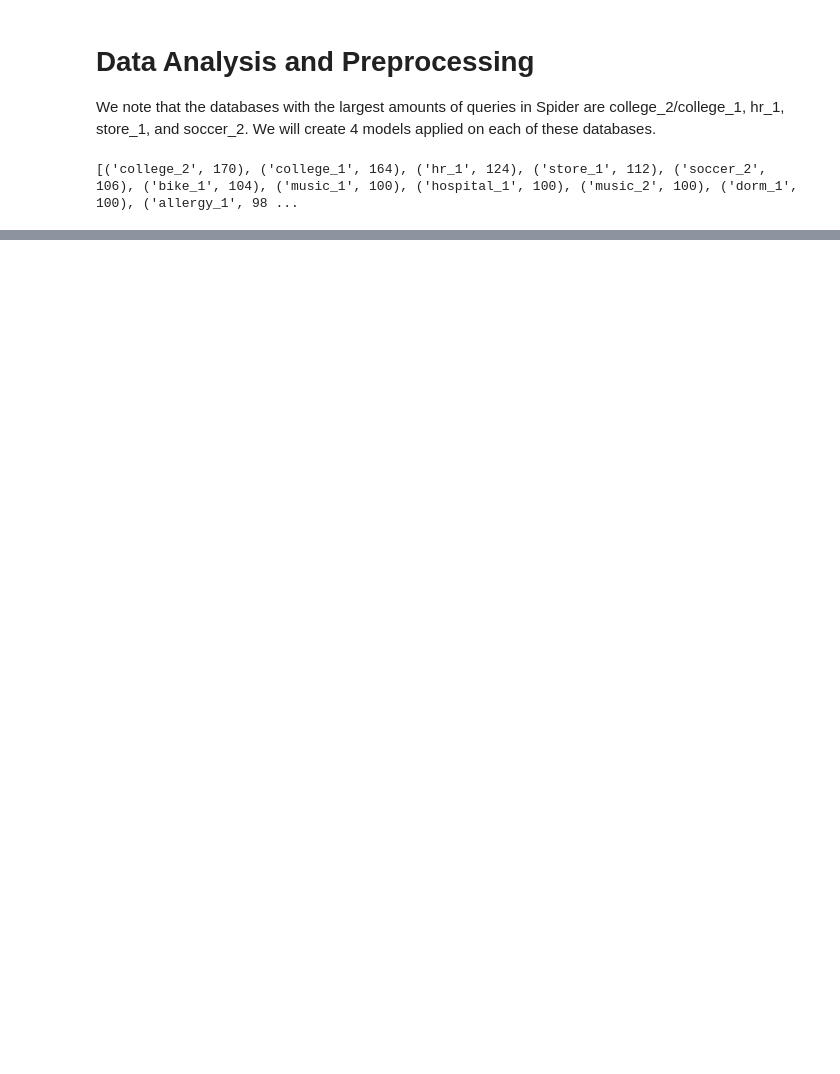
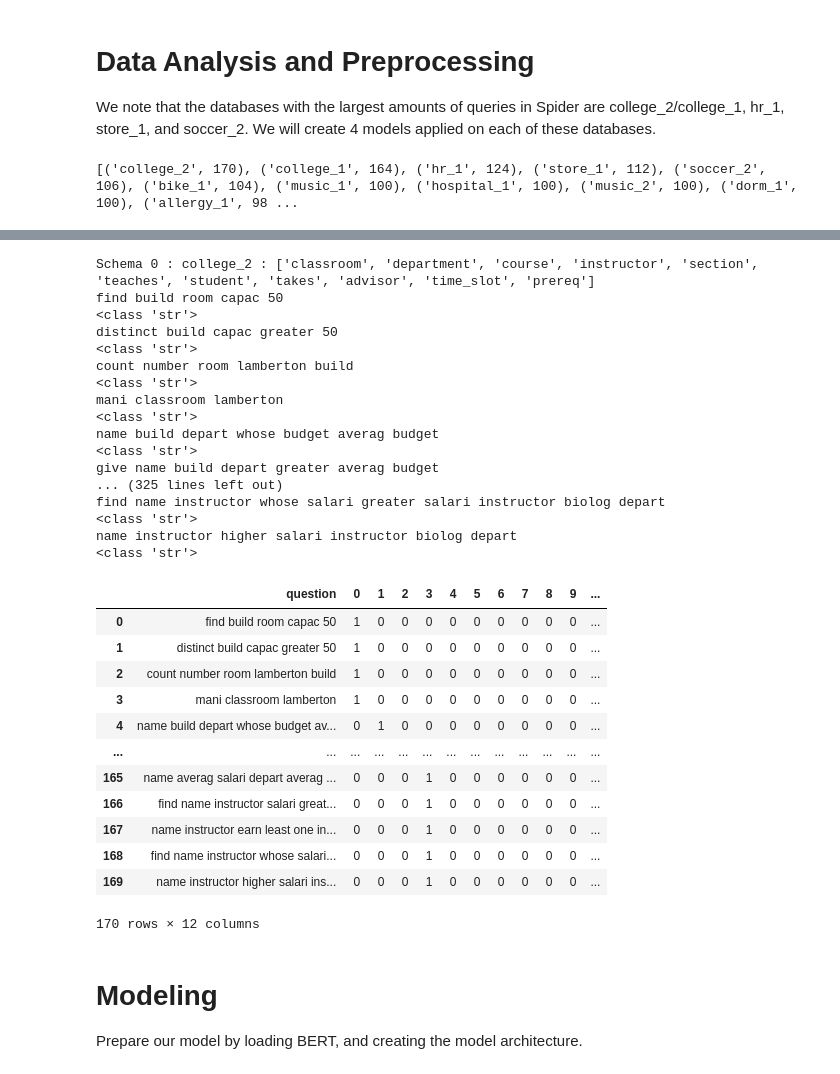
Before and after one commit to mplennon617/cs5322-texttosql, a Jupyter notebook: model.ipynb, the cells around one changed output, grey strips where cells are left out. Saved outputs shown, nothing was run; the diff lists cells and outputs as text; code cells hidden in the pictures; blank space fills up the shorter version.

Commit message:
4 models built

```diff
--- a/model.ipynb
+++ b/model.ipynb
@@ -16,8 +10,12 @@ To enable the following instructions: AVX2 FMA, in other operations, rebuild Ten
 # %%
-class schema:
+class Schema:
     def __init__ (self, id):
         self.id = id
         self.tableNames = []
+# %%
+stopWordSet = nltk.corpus.stopwords.words('english')
+stemmer = nltk.SnowballStemmer(language='english')
+tokenizer = nltk.RegexpTokenizer(r"[a-zA-Z0-9]+")
 # %% [markdown]
 # Data Analysis and Preprocessing
 
@@ -47,6 +41,3 @@ We now filter the query and schema doc entries to the queries linked to the four
-# %%
-filteredQueryDoc = [query for query in queryDoc if query['db_id'] in ['college_2','hr_1','store_1','soccer_2']]
-filteredSchemaDoc = [schema for schema in schemaDoc if schema['db_id'] in ['college_2','hr_1','store_1','soccer_2']]
 # %% [markdown]
 ### Create outputs
 
@@ -126,0 +100,65 @@ def loadTrainDF(inputLines):
+# %%
+trainDF = pd.DataFrame
+
+def loadTrainDF(schemaDoc, queryDoc, schemaName):
+
+    tableEmbeddings = getTableEmbeddings(schemaDoc, queryDoc, schemaName)
+
+    questions = []
+    filteredQueryDoc = [query for query in queryDoc if query['db_id'] == schemaName]
+
+    # Input processing (Question)
+    for query in filteredQueryDoc:
+        question = query['question']
+
+        # Stem and tokenize each word in the question + remove all stopwords from the question.
+        words = tokenizer.tokenize(question)
+        processed_words = [stemmer.stem(word) for word in words if word.lower() not in stopWordSet]
+        # print(processed_words)
+        processed_question = ' '.join(processed_words)
+        print(processed_question)
+        print(type(processed_question))
+        questions.append(processed_question)
+
+    trainDF = pd.DataFrame(data={'question': questions})
+
+    # Output processing (Table labels vector)
+    for i in range(tableEmbeddings.shape[1]):
+        trainDF[i] = tableEmbeddings[:,i]
+
+    return trainDF
+# %%
+# Example: college_2
+trainDF = loadTrainDF(schemaDoc, queryDoc, 'college_2')
+trainDF
+# %% [output]
+Schema 0 : college_2 : ['classroom', 'department', 'course', 'instructor', 'section', 'teaches', 'student', 'takes', 'advisor', 'time_slot', 'prereq']
+find build room capac 50
+<class 'str'>
+distinct build capac greater 50
+<class 'str'>
+count number room lamberton build
+<class 'str'>
+mani classroom lamberton
+<class 'str'>
+name build depart whose budget averag budget
+<class 'str'>
+give name build depart greater averag budget
+... (325 lines left out)
+find name instructor whose salari greater salari instructor biolog depart
+<class 'str'>
+name instructor higher salari instructor biolog depart
+<class 'str'>
+|  | question | 0 | 1 | 2 | 3 | 4 | 5 | 6 | 7 | 8 | 9 | ... |
+| 0 | find build room capac 50 | 1 | 0 | 0 | 0 | 0 | 0 | 0 | 0 | 0 | 0 | ... |
+| 1 | distinct build capac greater 50 | 1 | 0 | 0 | 0 | 0 | 0 | 0 | 0 | 0 | 0 | ... |
+| 2 | count number room lamberton build | 1 | 0 | 0 | 0 | 0 | 0 | 0 | 0 | 0 | 0 | ... |
+| 3 | mani classroom lamberton | 1 | 0 | 0 | 0 | 0 | 0 | 0 | 0 | 0 | 0 | ... |
+| 4 | name build depart whose budget av... | 0 | 1 | 0 | 0 | 0 | 0 | 0 | 0 | 0 | 0 | ... |
+| ... | ... | ... | ... | ... | ... | ... | ... | ... | ... | ... | ... | ... |
+| 165 | name averag salari depart averag ... | 0 | 0 | 0 | 1 | 0 | 0 | 0 | 0 | 0 | 0 | ... |
+| 166 | find name instructor salari great... | 0 | 0 | 0 | 1 | 0 | 0 | 0 | 0 | 0 | 0 | ... |
+| 167 | name instructor earn least one in... | 0 | 0 | 0 | 1 | 0 | 0 | 0 | 0 | 0 | 0 | ... |
+| 168 | find name instructor whose salari... | 0 | 0 | 0 | 1 | 0 | 0 | 0 | 0 | 0 | 0 | ... |
+| 169 | name instructor higher salari ins... | 0 | 0 | 0 | 1 | 0 | 0 | 0 | 0 | 0 | 0 | ... |
+170 rows × 12 columns
@@ -127,3 +173,7 @@ def loadTrainDF(inputLines):
+# %% [markdown]
+# Modeling
+
+Prepare our model by loading BERT, and creating the model architecture.
 # %%
 def get_sentence_embeddings(bert_preprocess_model, bert_encoder_model, sentences = []):
 
```
Also changed, not shown: parts of 12 cells of this notebook, 2 other files.
